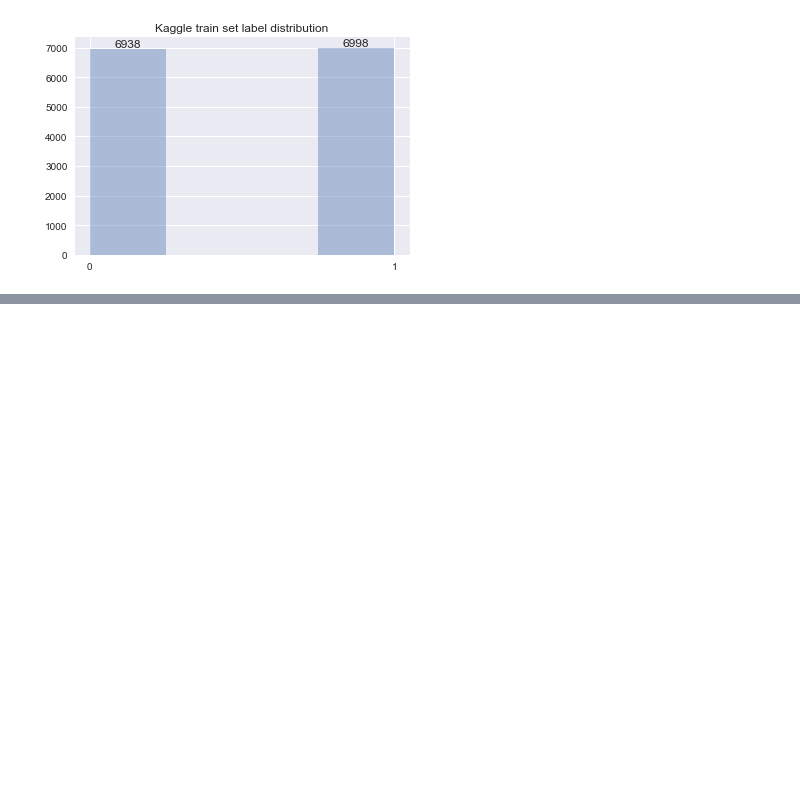
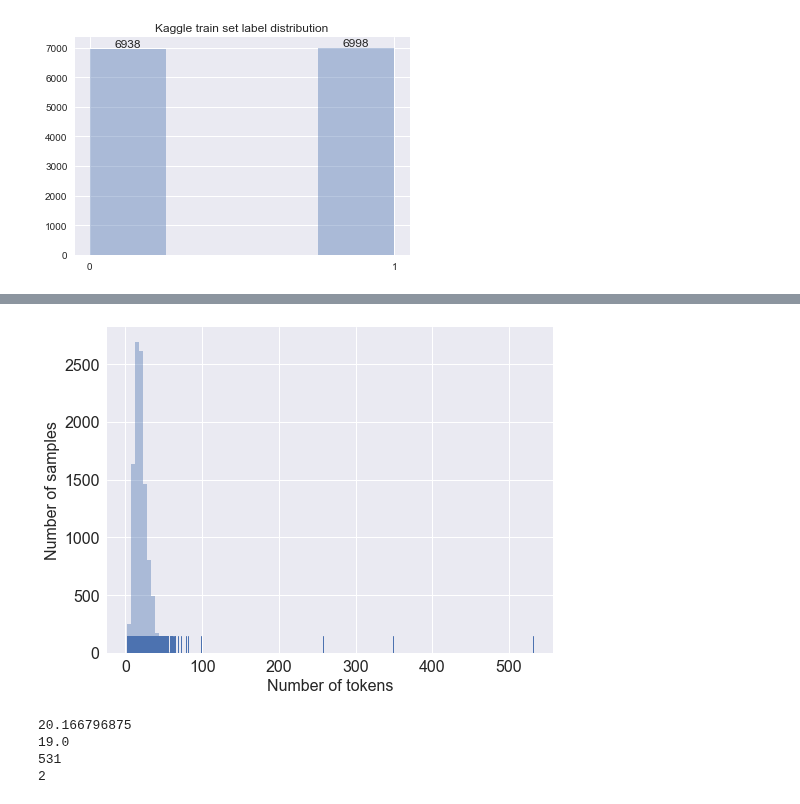
Before and after one commit to fuaadmire/thesis, a Jupyter notebook: descriptive_analysis_of_datasets.ipynb, the cells around one changed output, grey strips where cells are left out. Saved outputs shown, nothing was run; the diff lists cells and outputs as text; code cells hidden in the pictures; blank space fills up the shorter version.

```diff
--- a/descriptive_analysis_of_datasets.ipynb
+++ b/descriptive_analysis_of_datasets.ipynb
@@ -129,0 +183,22 @@ plt.show()
+# %%
+plt.figure(figsize=(8,6))
+ax = sns.distplot(liar_token_distribution, bins=100, kde=False, rug=True)
+#plt.title("LIAR train set token distribution", fontsize=12)
+plt.xticks(fontsize=16)
+plt.xlabel("Number of tokens", fontsize=16)
+plt.ylabel("Number of samples", fontsize=16)
+plt.yticks(fontsize=16)
+plt.savefig("Liar_token_dist.png")
+plt.show()
+# %% [output]
+[figure, added]
+# %%
+print(np.mean(liar_token_distribution))
+print(np.median(liar_token_distribution))
+print(np.max(liar_token_distribution))
+print(np.min(liar_token_distribution))
+# %% [output]
+20.166796875
+19.0
+531
+2
```
Also changed, not shown: parts of 8 cells of this notebook.
